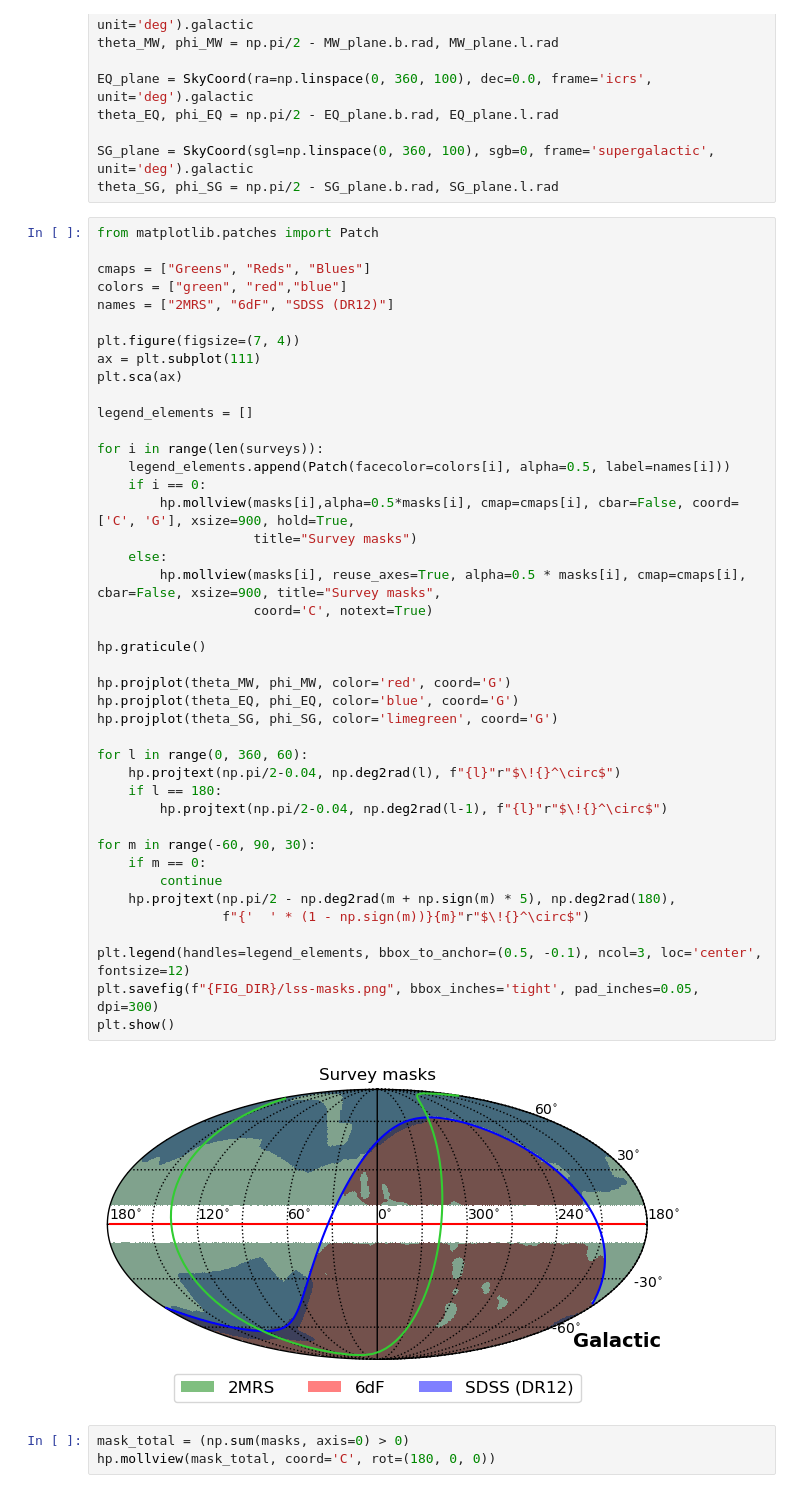
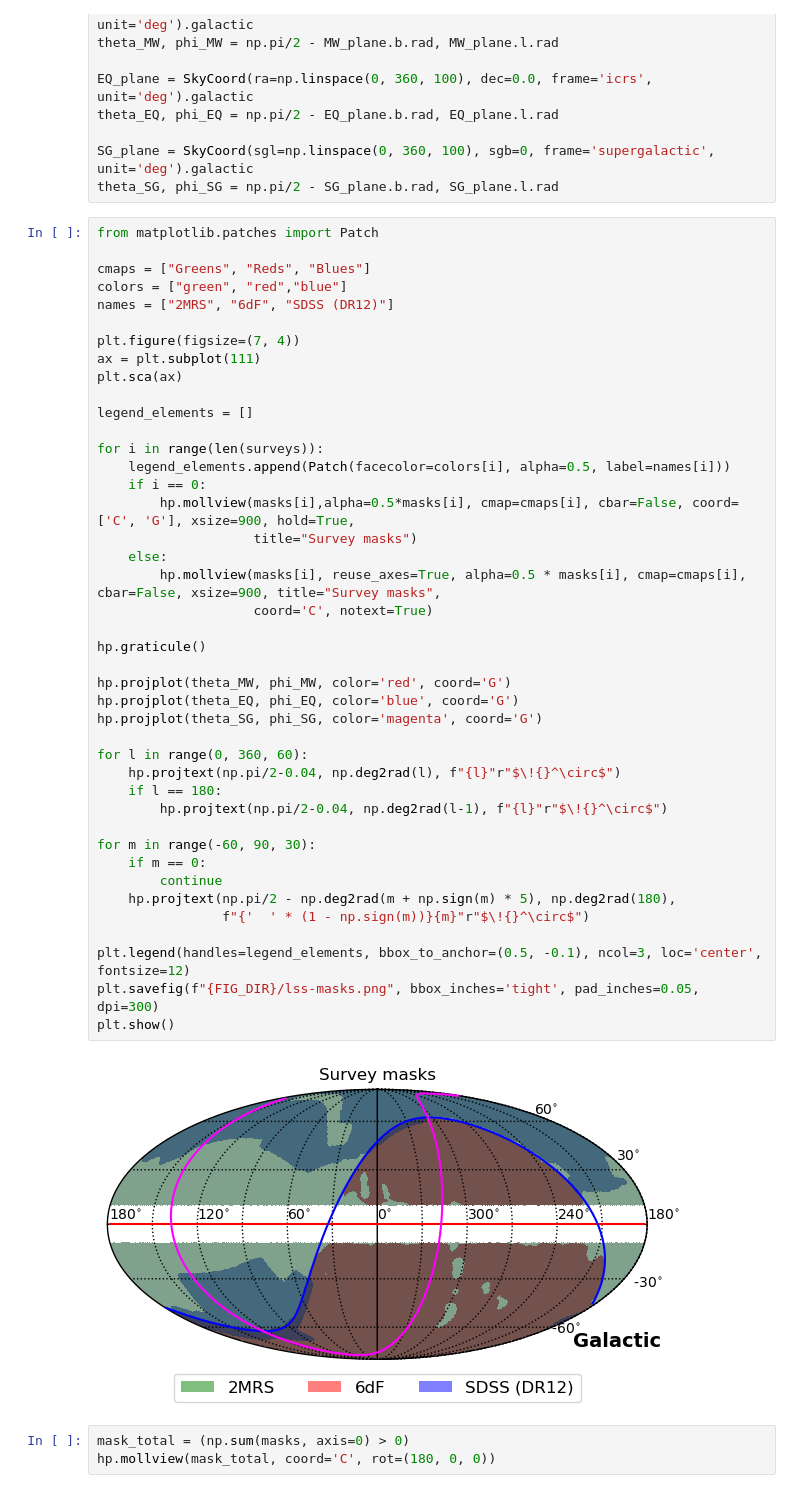
Before and after one commit to KleimenovM/LargeScaleStructure, a Jupyter notebook: lss_all-sky_averaging.ipynb, the cells around one changed output. Saved outputs shown, nothing was run; the diff lists cells and outputs as text.

```diff
--- a/lss_all-sky_averaging.ipynb
+++ b/lss_all-sky_averaging.ipynb
@@ -69,35 +69,35 @@ legend_elements = []
 
 for i in range(len(surveys)):
     legend_elements.append(Patch(facecolor=colors[i], alpha=0.5, label=names[i]))
     if i == 0:
         hp.mollview(masks[i],alpha=0.5*masks[i], cmap=cmaps[i], cbar=False, coord=['C', 'G'], xsize=900, hold=True,
                     title="Survey masks")
     else:
         hp.mollview(masks[i], reuse_axes=True, alpha=0.5 * masks[i], cmap=cmaps[i], cbar=False, xsize=900, title="Survey masks",
                     coord='C', notext=True)
 
 hp.graticule()
 
 hp.projplot(theta_MW, phi_MW, color='red', coord='G')
 hp.projplot(theta_EQ, phi_EQ, color='blue', coord='G')
-hp.projplot(theta_SG, phi_SG, color='limegreen', coord='G')
+hp.projplot(theta_SG, phi_SG, color='magenta', coord='G')
 
 for l in range(0, 360, 60):
     hp.projtext(np.pi/2-0.04, np.deg2rad(l), f"{l}"r"$\!{}^\circ$")
     if l == 180:
         hp.projtext(np.pi/2-0.04, np.deg2rad(l-1), f"{l}"r"$\!{}^\circ$")
 
 for m in range(-60, 90, 30):
     if m == 0:
         continue
     hp.projtext(np.pi/2 - np.deg2rad(m + np.sign(m) * 5), np.deg2rad(180),
                 f"{'  ' * (1 - np.sign(m))}{m}"r"$\!{}^\circ$")
 
 plt.legend(handles=legend_elements, bbox_to_anchor=(0.5, -0.1), ncol=3, loc='center', fontsize=12)
 plt.savefig(f"{FIG_DIR}/lss-masks.png", bbox_inches='tight', pad_inches=0.05, dpi=300)
 plt.show()
 # %% [output]
-[figure, old version]
+[figure, new version]
 # %%
 mask_total = (np.sum(masks, axis=0) > 0)
 hp.mollview(mask_total, coord='C', rot=(180, 0, 0))
```
Also changed, not shown: parts of 1 cell of this notebook, 10 other files.
